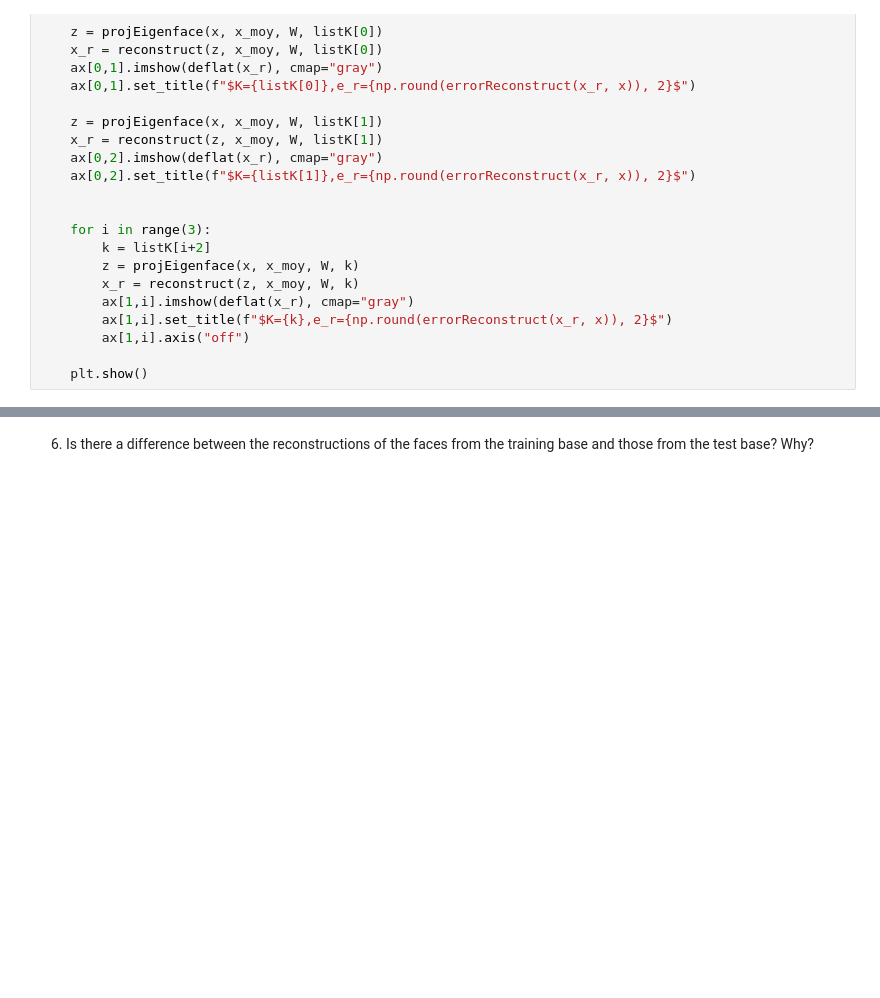
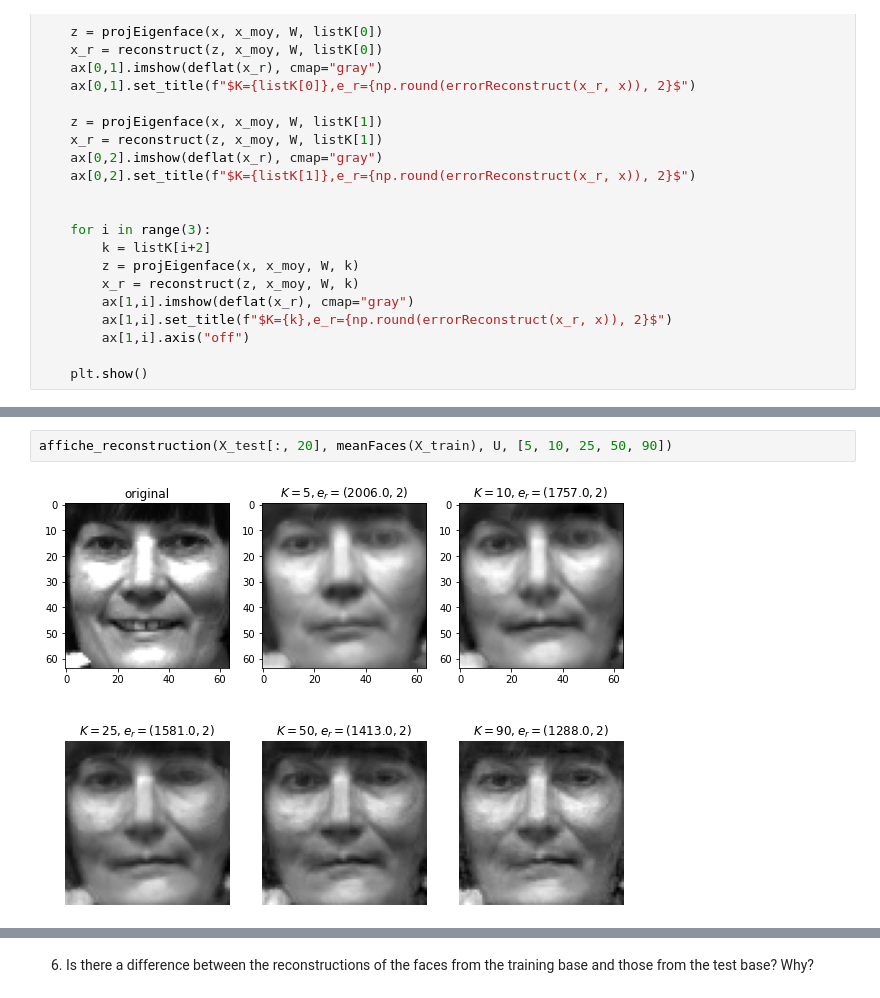
Before and after one commit to ZHANGzhile/BIMA, a Jupyter notebook: TME9-10/TME9-10.ipynb, the cells around one changed output, grey strips where cells are left out. Cells and saved outputs as stored; diff of their text form; blank space fills up the shorter version.

```diff
--- a/TME9-10/TME9-10.ipynb
+++ b/TME9-10/TME9-10.ipynb
@@ -388,0 +397,4 @@ affiche_reconstruction(X_train[:, 20], meanFaces(X_train), U, [5, 10, 25, 50, 90
+# %%
+affiche_reconstruction(X_test[:, 20], meanFaces(X_train), U, [5, 10, 25, 50, 90])
+# %% [output]
+[figure, added]
```
Also changed, not shown: parts of 10 cells of this notebook.
